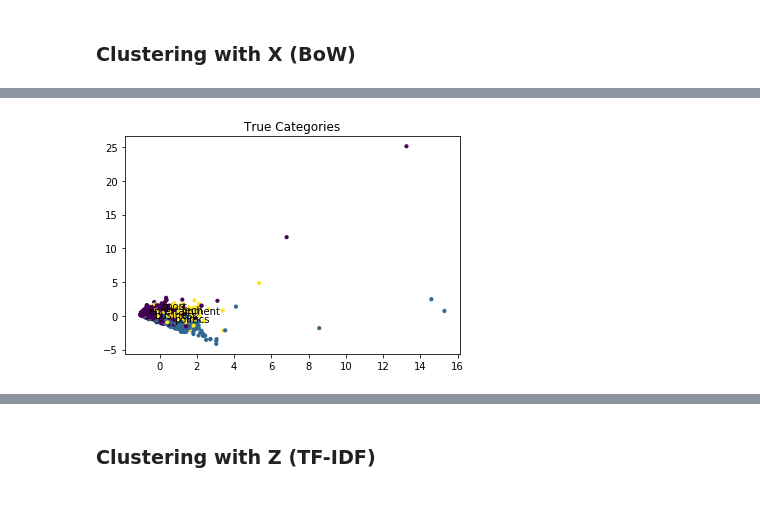
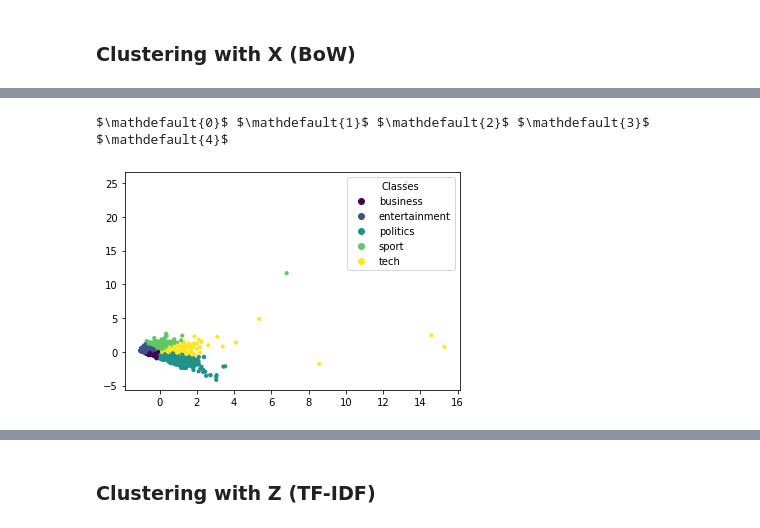
Before and after one commit to TazTornado/MiningTheNews, a Jupyter notebook: src/Categorization.ipynb, the cells around one changed output, grey strips where cells are left out. Saved outputs shown, nothing was run; the diff lists cells and outputs as text; code cells hidden in the pictures.

```diff
--- a/src/Categorization.ipynb
+++ b/src/Categorization.ipynb
@@ -957,9 +943,11 @@ for i, word in enumerate(labels):
-# %%
-temp_colors = [final[i] for i in train_colors]
-pyplot.scatter(result_bow[:, 0], result_bow[:, 1], c = temp_colors, s = 10)
-pyplot.title('True Categories')
-
-for i, word in enumerate(labels):
-    pyplot.annotate(word, xy=(means_bow[i, 0], means_bow[i, 1]))
-# %% [output]
-[figure, removed]
+# %%
+classes = ('business', 'entertainment', 'politics', 'sport','tech')
+_, ax = plt.subplots()
+scat = ax.scatter(result_bow[:, 0], result_bow[:, 1], c = assigned_clusters_bow[:], s = 10)
+handles, labels = (scat.legend_elements()[0], classes)
+legend = ax.legend(handles, labels,loc="upper right", title="Classes")
+plt.title('Clusters')
+plt.show()
+# %% [output]
+$\mathdefault{0}$ $\mathdefault{1}$ $\mathdefault{2}$ $\mathdefault{3}$ $\mathdefault{4}$
+[figure, added]
```
Also changed, not shown: parts of 16 cells of this notebook.
